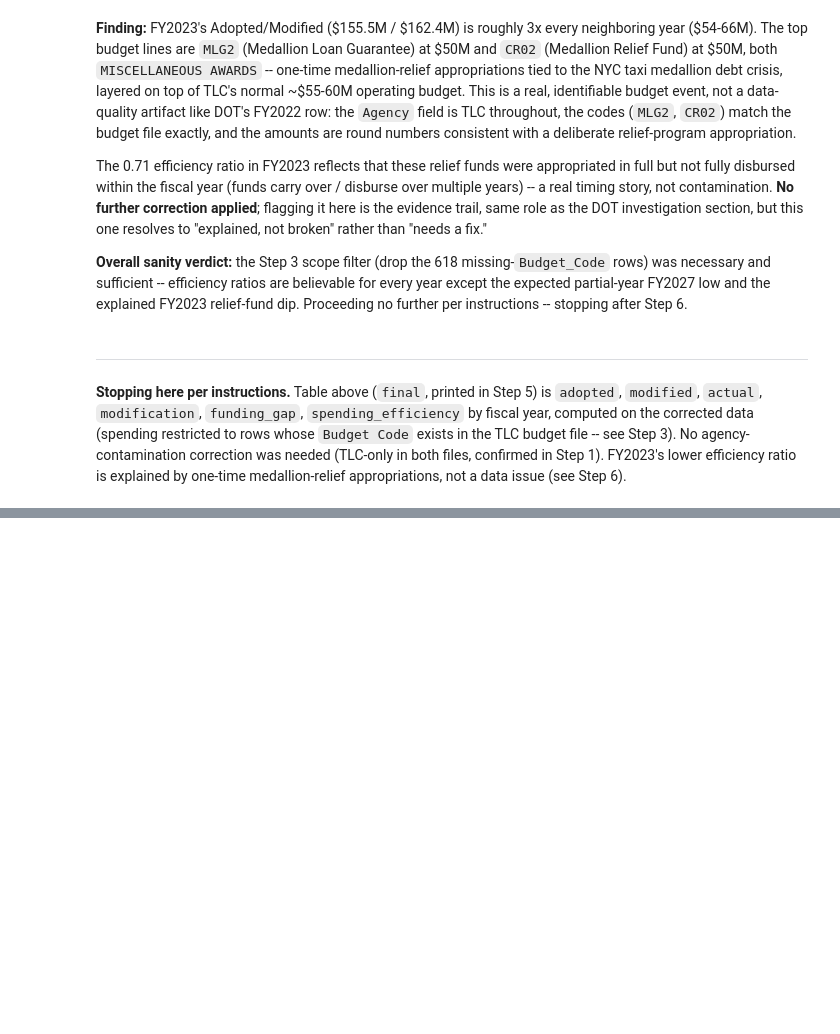
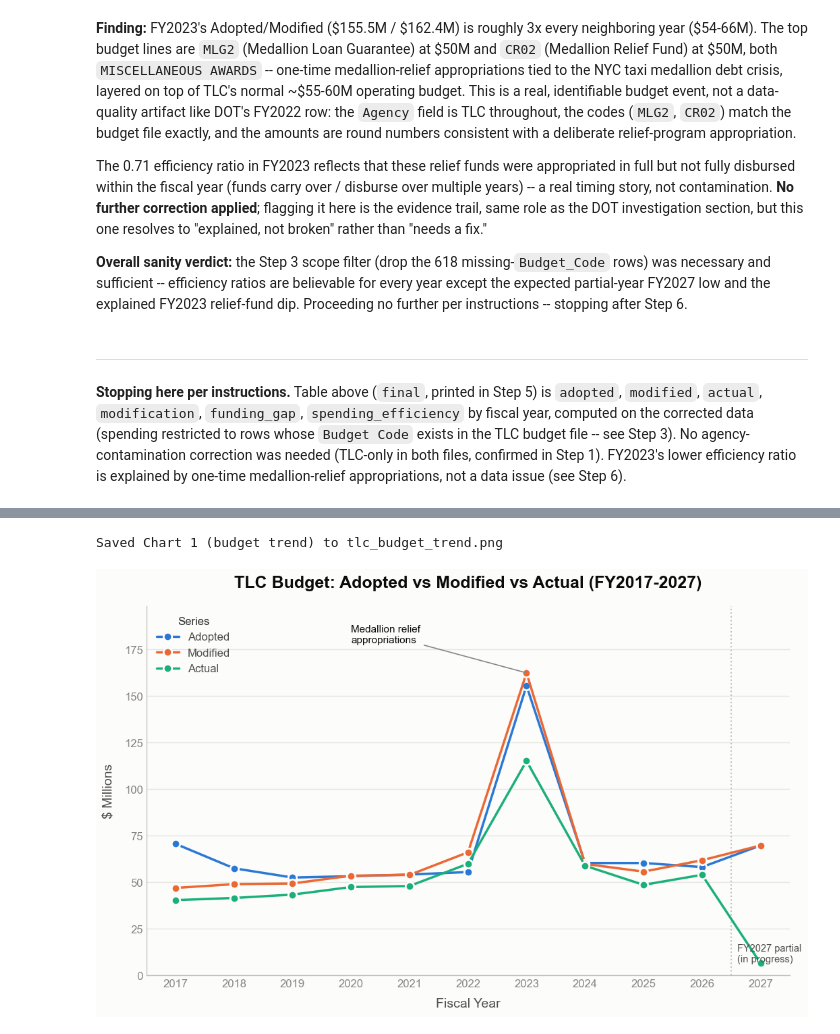
Before and after one commit to lindali-huishan/Budget_Allocation, a Jupyter notebook: tlc_analysis.ipynb, the cells around one changed output, grey strips where cells are left out. Cells and saved outputs as stored; diff of their text form; code cells hidden in the pictures; blank space fills up the shorter version.

Commit message:
Add TLC budget/efficiency/funding-gap charts to tlc_analysis.ipynb

```diff
--- a/tlc_analysis.ipynb
+++ b/tlc_analysis.ipynb
@@ -678,0 +738,69 @@ explained by one-time medallion-relief appropriations, not a data issue
+# %%
+fig, ax = plt.subplots(figsize=(11, 7), facecolor=SURFACE)
+ax.set_facecolor(SURFACE)
+
+years = plot_df["fiscal_year"].values
+
+for col, color in SERIES.items():
+    ax.plot(
+        years, plot_df[col] / 1e6,
+        color=color, linewidth=2.5, marker="o", markersize=9,
+        markerfacecolor=color, markeredgecolor=SURFACE, markeredgewidth=2,
+        label=col.capitalize(), zorder=3,
+    )
+
+# Mark FY2027 as a partial year -- it's real data, not excluded, but flagged
+# so the low Actual endpoint isn't misread as a spending drop.
+ax.axvline(2026.5, color=BASELINE, linewidth=1.5, linestyle=":", zorder=2)
+ax.text(
+    2026.6, 0.03, "FY2027 partial\n(in progress)",
+    transform=ax.get_xaxis_transform(),
+    color=INK_SECONDARY, fontsize=10.5, va="bottom", ha="left",
+)
+
+# Callout for the FY2023 medallion-relief spike
+spike_year = 2023
+spike_value = plot_df.loc[plot_df["fiscal_year"] == spike_year, "modified"].iloc[0] / 1e6
+ax.annotate(
+    "Medallion relief\nappropriations",
+    xy=(spike_year, spike_value),
+    xytext=(spike_year - 3.0, spike_value + 15),
+    fontsize=11, color=INK_PRIMARY,
+    arrowprops=dict(arrowstyle="-", color=INK_MUTED, linewidth=1.2),
+    ha="left", va="bottom",
+)
+
+y_max = plot_df[["adopted", "modified", "actual"]].to_numpy().max() / 1e6
+ax.set_ylim(0, y_max * 1.22)
+
+ax.set_xlabel("Fiscal Year", fontsize=14, color=INK_SECONDARY, labelpad=10)
+ax.set_ylabel("$ Millions", fontsize=14, color=INK_SECONDARY, labelpad=10)
+ax.set_title(
+    "TLC Budget: Adopted vs Modified vs Actual (FY2017-2027)",
+    fontsize=18, fontweight="bold", color=INK_PRIMARY, pad=20,
+)
+ax.set_xticks(years)
+ax.tick_params(labelsize=12, colors=INK_MUTED)
+
+ax.grid(axis="y", color=GRIDLINE, linewidth=1, alpha=0.8)
+ax.grid(axis="x", visible=False)
+ax.set_axisbelow(True)
+for spine_name in ("top", "right"):
+    ax.spines[spine_name].set_visible(False)
+for spine_name in ("left", "bottom"):
+    ax.spines[spine_name].set_color(BASELINE)
+
+ax.legend(
+    fontsize=12, frameon=False, loc="upper left",
+    labelcolor=INK_SECONDARY, title="Series", title_fontsize=12,
+)
+
+fig.tight_layout(pad=2)
+
+BUDGET_TREND_PATH = "tlc_budget_trend.png"
+fig.savefig(BUDGET_TREND_PATH, dpi=150, facecolor=SURFACE)
+print(f"Saved Chart 1 (budget trend) to {BUDGET_TREND_PATH}")
+plt.show()
+# %% [output]
+Saved Chart 1 (budget trend) to tlc_budget_trend.png
+[figure, added]
```
Also changed, not shown: parts of 8 cells of this notebook, 3 other files.
